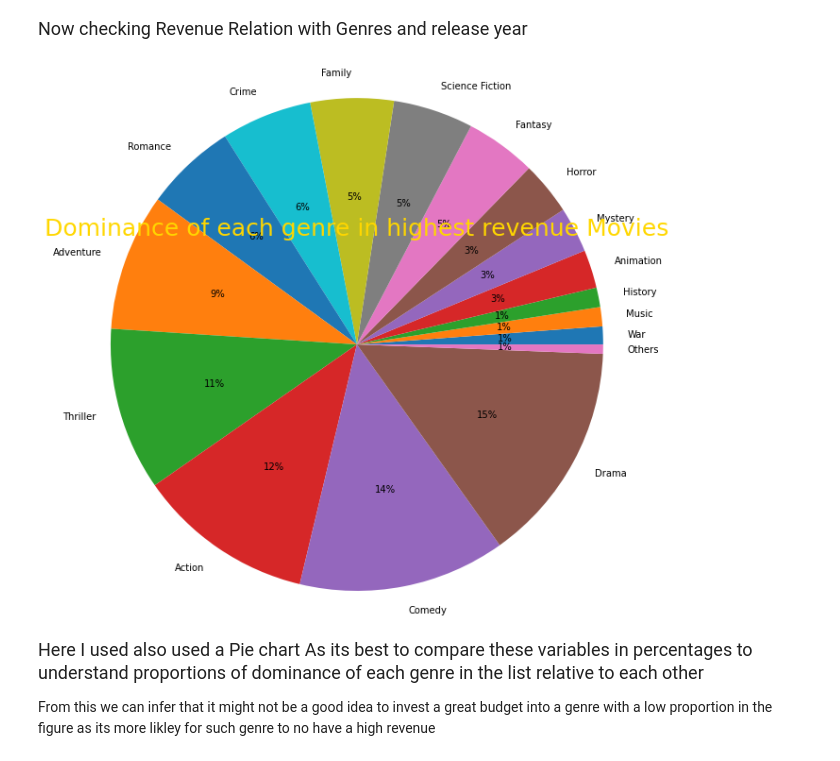
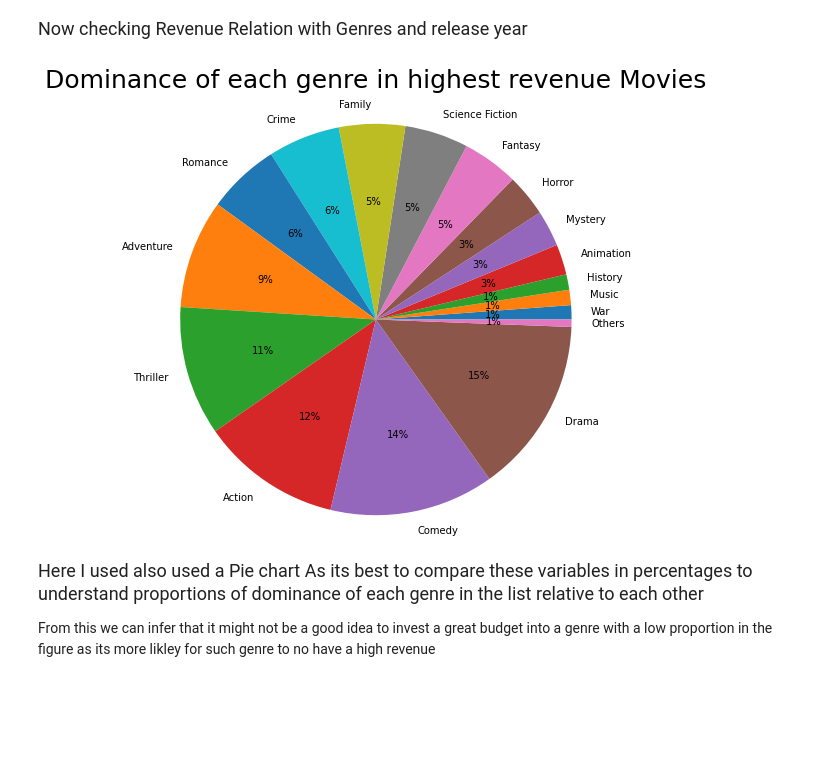
Before and after one commit to Noor-Nizar/FWD_DataAnalytics, a Jupyter notebook: Investigate_a_Dataset.ipynb, the cells around one changed output. Drawn from its saved outputs; the diff is of its cells as text; code cells hidden in the pictures; blank space fills up the shorter version.

Commit message:
Submission 3 : Made Pie Plot Titles Clearer

```diff
--- a/Investigate_a_Dataset.ipynb
+++ b/Investigate_a_Dataset.ipynb
@@ -220,15 +218,17 @@ as seen from the figure it seems that all of the variables have positive correla
 # %%
 df_gnr = df_gen
 tope = df_gnr.revenue_adj.describe()[-2]
 df_gnr = df_gnr.query('revenue_adj >= @tope')
 gencount = df_gnr.groupby('genres').count()['revenue_adj'].sort_values()
 ## packing genres which contributions approx to 0% into a group others
 gencount['Others'] = gencount['Foreign'] + gencount['TV Movie'] + gencount['Documentary'] + gencount['Western']
 gencount.drop(['Foreign', 'TV Movie', 'Documentary', 'Western'], inplace = True)
-plt.pie(gencount.values, labels = gencount.index, radius = 3, autopct='%1.0f%%', labeldistance=1.1);
-plt.title('Dominance of each genre in highest revenue Movies', color = 'gold', size =25);
+
+fig, axs = plt.subplots(1, 1, figsize=(3,3))
+axs.pie(gencount.values, labels = gencount.index, radius = 3, autopct='%1.0f%%', labeldistance=1.1)
+axs.set_title('Dominance of each genre in highest revenue Movies', color = 'black', size =25, pad=150);
 # %% [output]
-[figure, old version]
+[figure, new version]
 # %% [markdown]
 <font size="4"> Here I used also used a Pie chart As its best to compare these variables in percentages to understand proportions of dominance of each genre in the list relative to each other
 
```
Also changed, not shown: parts of 3 cells of this notebook, 3 other files.
